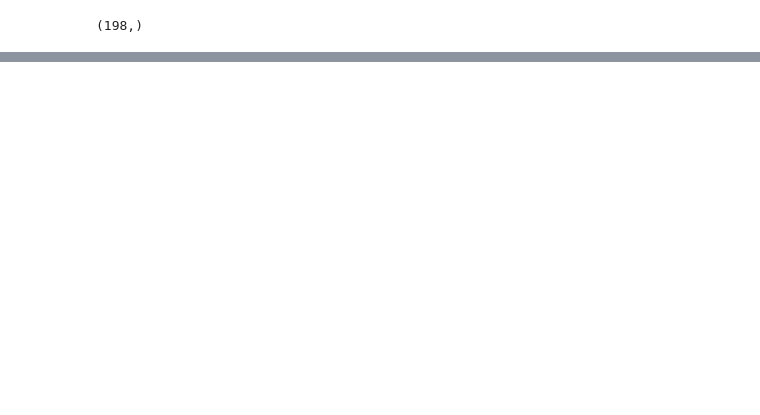
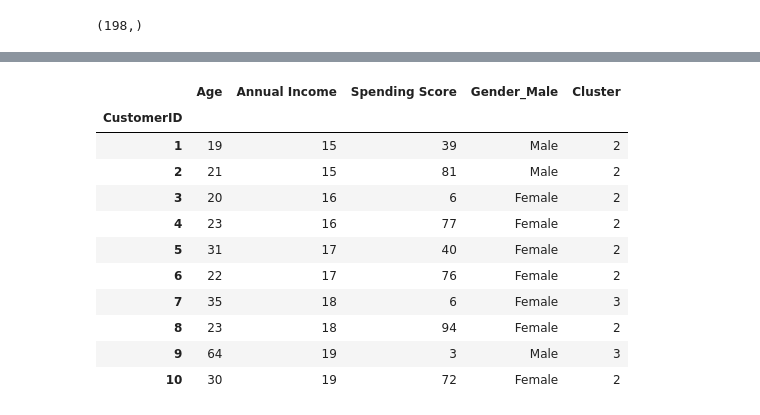
Before and after one commit to nipun1992/Mall-Customers, a Jupyter notebook: Mall_customers.ipynb, the cells around one changed output, grey strips where cells are left out. Saved outputs shown, nothing was run; the diff lists cells and outputs as text; code cells hidden in the pictures; blank space fills up the shorter version.

```diff
--- a/Mall_customers.ipynb
+++ b/Mall_customers.ipynb
@@ -88,6 +104,7 @@ sns.boxplot(x=df['Spending Score'])
 <matplotlib.axes._subplots.AxesSubplot at 0x...>
 [figure]
 # %%
+M = df['Gender']
 df = pd.get_dummies(df, drop_first=True)
 # %%
 df.shape
@@ -403,0 +458,19 @@ scaled_df
+# %%
+scaled_df.Age = df.Age
+scaled_df['Annual Income'] = df['Annual Income']
+scaled_df['Spending Score'] = df['Spending Score']
+scaled_df['Gender_Male'] = M
+scaled_df.head(10)
+# %% [output]
+|  | Age | Annual Income | Spending Score | Gender_Male | Cluster |
+| CustomerID |  |  |  |  |  |
+| 1 | 19 | 15 | 39 | Male | 2 |
+| 2 | 21 | 15 | 81 | Male | 2 |
+| 3 | 20 | 16 | 6 | Female | 2 |
+| 4 | 23 | 16 | 77 | Female | 2 |
+| 5 | 31 | 17 | 40 | Female | 2 |
+| 6 | 22 | 17 | 76 | Female | 2 |
+| 7 | 35 | 18 | 6 | Female | 3 |
+| 8 | 23 | 18 | 94 | Female | 2 |
+| 9 | 64 | 19 | 3 | Male | 3 |
+| 10 | 30 | 19 | 72 | Female | 2 |
```
Also changed, not shown: parts of 12 cells of this notebook.
